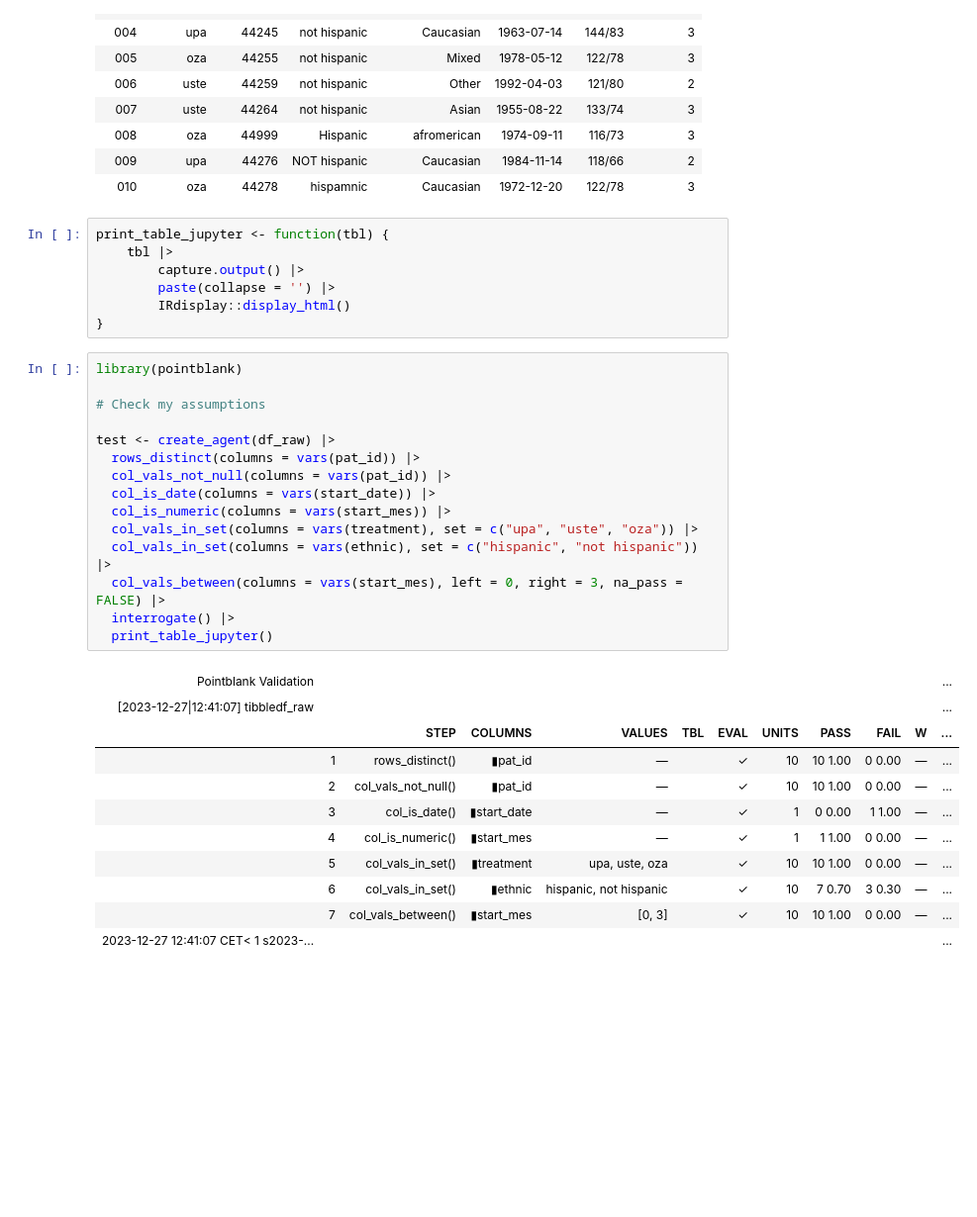
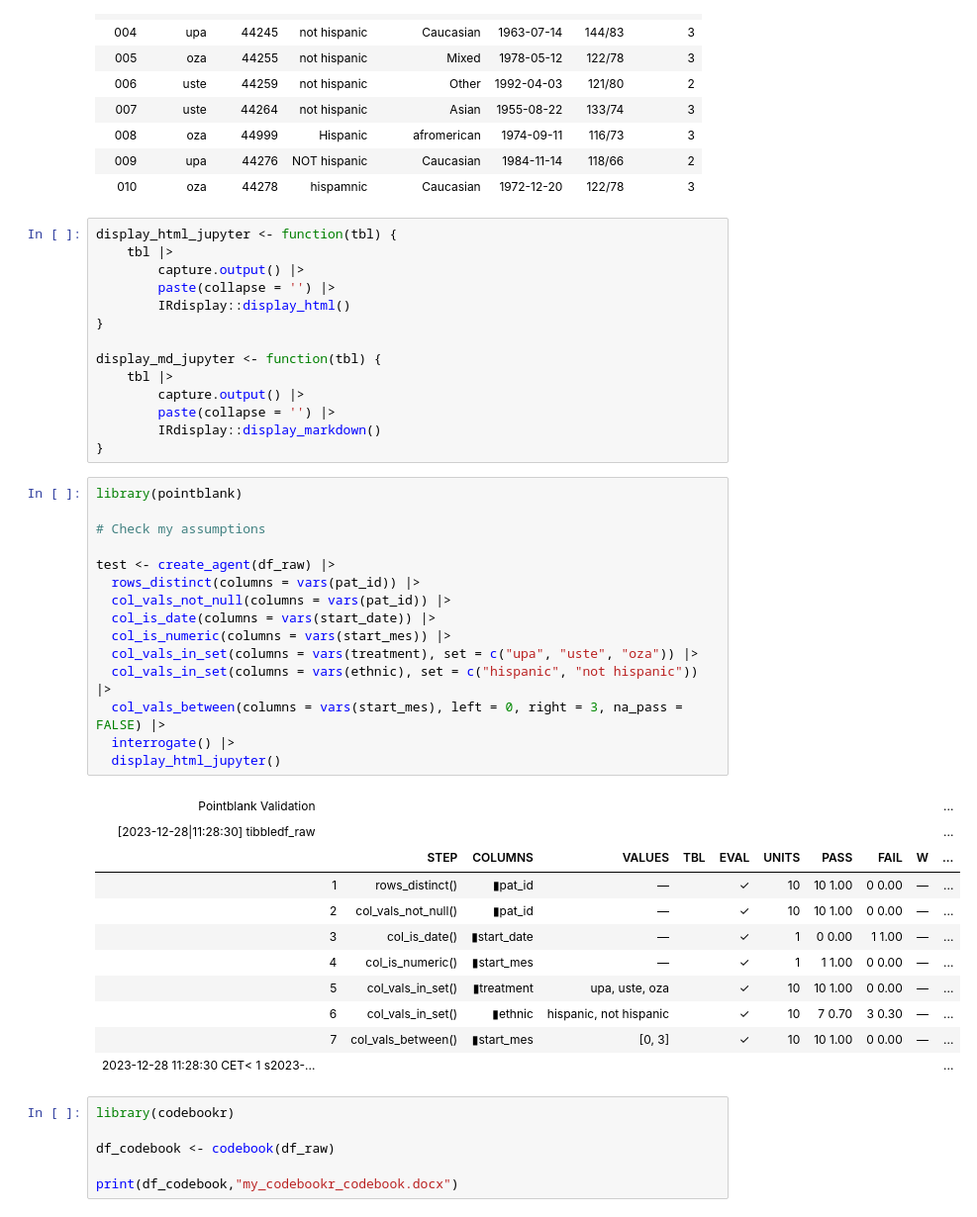
Before and after one commit to SanD94/rmedicine-data-cleaning-2023, a Jupyter notebook: notebooks/01_crystal.ipynb, the cells around one changed output. Shown at 99% size. Cells and saved outputs as stored; diff of their text form; blank space fills up the shorter version.

```diff
--- a/notebooks/01_crystal.ipynb
+++ b/notebooks/01_crystal.ipynb
@@ -39,30 +39,37 @@ A tibble: 10 × 8
 | 009 | upa | 44276 | NOT hispanic | Caucasian | 1984-11-14 | 118/66 | 2 |
 | 010 | oza | 44278 | hispamnic | Caucasian | 1972-12-20 | 122/78 | 3 |
 # %%
-print_table_jupyter <- function(tbl) {
+display_html_jupyter <- function(tbl) {
     tbl |>
         capture.output() |>
         paste(collapse = '') |>
         IRdisplay::display_html()
 }
+
+display_md_jupyter <- function(tbl) {
+    tbl |>
+        capture.output() |>
+        paste(collapse = '') |>
+        IRdisplay::display_markdown()
+}
 # %%
 library(pointblank)
 
 # Check my assumptions
 
 test <- create_agent(df_raw) |>
   rows_distinct(columns = vars(pat_id)) |>
   col_vals_not_null(columns = vars(pat_id)) |>
   col_is_date(columns = vars(start_date)) |>
   col_is_numeric(columns = vars(start_mes)) |>
   col_vals_in_set(columns = vars(treatment), set = c("upa", "uste", "oza")) |>
   col_vals_in_set(columns = vars(ethnic), set = c("hispanic", "not hispanic")) |>
   col_vals_between(columns = vars(start_mes), left = 0, right = 3, na_pass = FALSE) |>
   interrogate() |>
-  print_table_jupyter()
+  display_html_jupyter()
 # %% [output]
 | Pointblank Validation |  |  |  |  |  |  |  |  |  |  | ... |
-| [2023-12-27|12:41:07] tibbledf_raw |  |  |  |  |  |  |  |  |  |  | ... |
+| [2023-12-28|11:28:30] tibbledf_raw |  |  |  |  |  |  |  |  |  |  | ... |
 |  |  | STEP | COLUMNS | VALUES | TBL | EVAL | UNITS | PASS | FAIL | W | ... |
 |  | 1 | rows_distinct() | ▮pat_id | — |  | ✓ | 10 | 10 1.00 | 0 0.00 | — | ... |
 |  | 2 | col_vals_not_null() | ▮pat_id | — |  | ✓ | 10 | 10 1.00 | 0 0.00 | — | ... |
@@ -71,4 +78,10 @@ test <- create_agent(df_raw) |>
 |  | 5 | col_vals_in_set() | ▮treatment | upa, uste, oza |  | ✓ | 10 | 10 1.00 | 0 0.00 | — | ... |
 |  | 6 | col_vals_in_set() | ▮ethnic | hispanic, not hispanic |  | ✓ | 10 | 7 0.70 | 3 0.30 | — | ... |
 |  | 7 | col_vals_between() | ▮start_mes | [0, 3] |  | ✓ | 10 | 10 1.00 | 0 0.00 | — | ... |
-| 2023-12-27 12:41:07 CET< 1 s2023-... |  |  |  |  |  |  |  |  |  |  | ... |
+| 2023-12-28 11:28:30 CET< 1 s2023-... |  |  |  |  |  |  |  |  |  |  | ... |
+# %%
+library(codebookr)
+
+df_codebook <- codebook(df_raw)
+
+print(df_codebook,"my_codebookr_codebook.docx")
```
Also changed, not shown: parts of 5 cells of this notebook, 1 other file.
